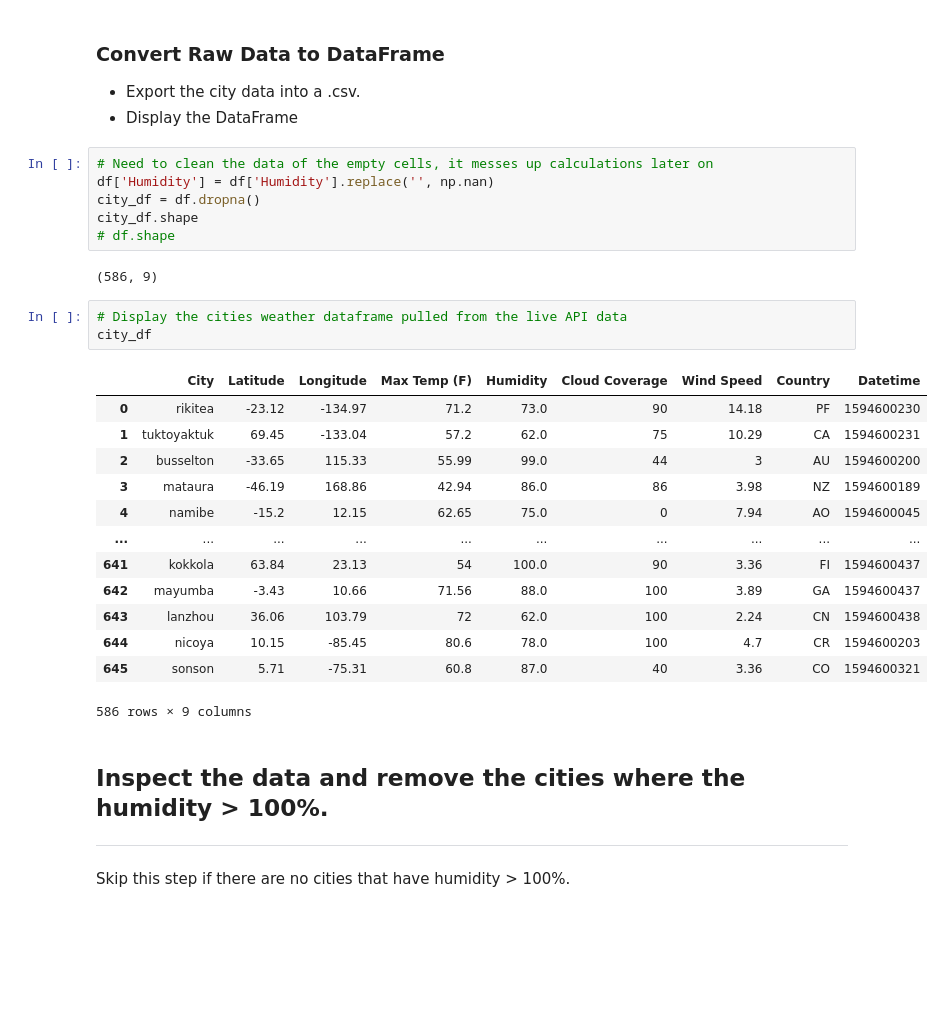
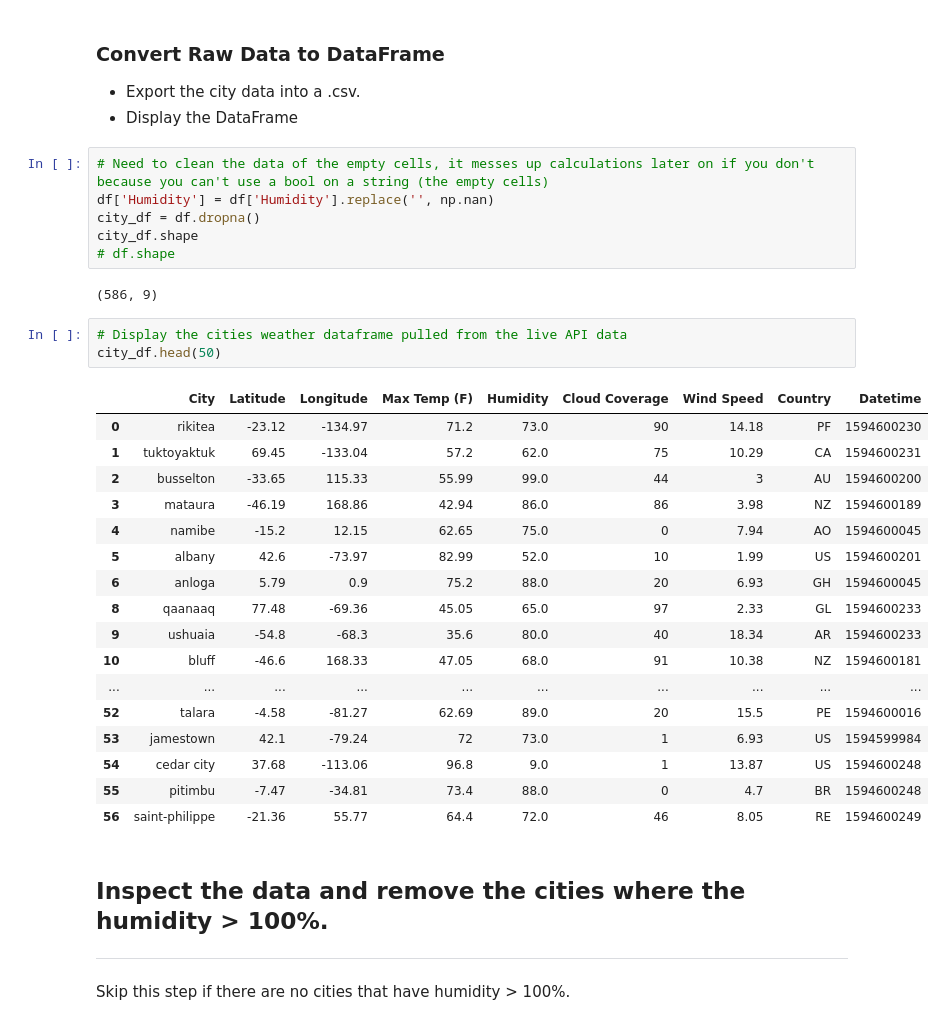
Before and after one commit to jaysueno/python-api-challenge, a Jupyter notebook: WeatherPy/WeatherPy_jay.ipynb, the cells around one changed output. Cells and saved outputs as stored; diff of their text form; blank space fills up the shorter version.

```diff
--- a/WeatherPy/WeatherPy_jay.ipynb
+++ b/WeatherPy/WeatherPy_jay.ipynb
@@ -156,7 +157,7 @@ Data Retrival Complete
 * Export the city data into a .csv.
 * Display the DataFrame
 # %%
-# Need to clean the data of the empty cells, it messes up calculations later on
+# Need to clean the data of the empty cells, it messes up calculations later on if you don't because you can't use a bool on a string (the empty cells)
 df['Humidity'] = df['Humidity'].replace('', np.nan)
 city_df = df.dropna()
 city_df.shape
@@ -165,21 +166,25 @@ city_df.shape
 (586, 9)
 # %%
 # Display the cities weather dataframe pulled from the live API data
-city_df
+city_df.head(50)
 # %% [output]
 |  | City | Latitude | Longitude | Max Temp (F) | Humidity | Cloud Coverage | Wind Speed | Country | Datetime |
 | 0 | rikitea | -23.12 | -134.97 | 71.2 | 73.0 | 90 | 14.18 | PF | 1594600230 |
 | 1 | tuktoyaktuk | 69.45 | -133.04 | 57.2 | 62.0 | 75 | 10.29 | CA | 1594600231 |
 | 2 | busselton | -33.65 | 115.33 | 55.99 | 99.0 | 44 | 3 | AU | 1594600200 |
 | 3 | mataura | -46.19 | 168.86 | 42.94 | 86.0 | 86 | 3.98 | NZ | 1594600189 |
 | 4 | namibe | -15.2 | 12.15 | 62.65 | 75.0 | 0 | 7.94 | AO | 1594600045 |
+| 5 | albany | 42.6 | -73.97 | 82.99 | 52.0 | 10 | 1.99 | US | 1594600201 |
+| 6 | anloga | 5.79 | 0.9 | 75.2 | 88.0 | 20 | 6.93 | GH | 1594600045 |
+| 8 | qaanaaq | 77.48 | -69.36 | 45.05 | 65.0 | 97 | 2.33 | GL | 1594600233 |
+| 9 | ushuaia | -54.8 | -68.3 | 35.6 | 80.0 | 40 | 18.34 | AR | 1594600233 |
+| 10 | bluff | -46.6 | 168.33 | 47.05 | 68.0 | 91 | 10.38 | NZ | 1594600181 |
 | ... | ... | ... | ... | ... | ... | ... | ... | ... | ... |
-| 641 | kokkola | 63.84 | 23.13 | 54 | 100.0 | 90 | 3.36 | FI | 1594600437 |
-| 642 | mayumba | -3.43 | 10.66 | 71.56 | 88.0 | 100 | 3.89 | GA | 1594600437 |
-| 643 | lanzhou | 36.06 | 103.79 | 72 | 62.0 | 100 | 2.24 | CN | 1594600438 |
-| 644 | nicoya | 10.15 | -85.45 | 80.6 | 78.0 | 100 | 4.7 | CR | 1594600203 |
-| 645 | sonson | 5.71 | -75.31 | 60.8 | 87.0 | 40 | 3.36 | CO | 1594600321 |
+| 52 | talara | -4.58 | -81.27 | 62.69 | 89.0 | 20 | 15.5 | PE | 1594600016 |
+| 53 | jamestown | 42.1 | -79.24 | 72 | 73.0 | 1 | 6.93 | US | 1594599984 |
+| 54 | cedar city | 37.68 | -113.06 | 96.8 | 9.0 | 1 | 13.87 | US | 1594600248 |
+| 55 | pitimbu | -7.47 | -34.81 | 73.4 | 88.0 | 0 | 4.7 | BR | 1594600248 |
+| 56 | saint-philippe | -21.36 | 55.77 | 64.4 | 72.0 | 46 | 8.05 | RE | 1594600249 |
-586 rows × 9 columns
 # %% [markdown]
 ## Inspect the data and remove the cities where the humidity > 100%.
 ----
```
Also changed, not shown: parts of 16 cells of this notebook.
